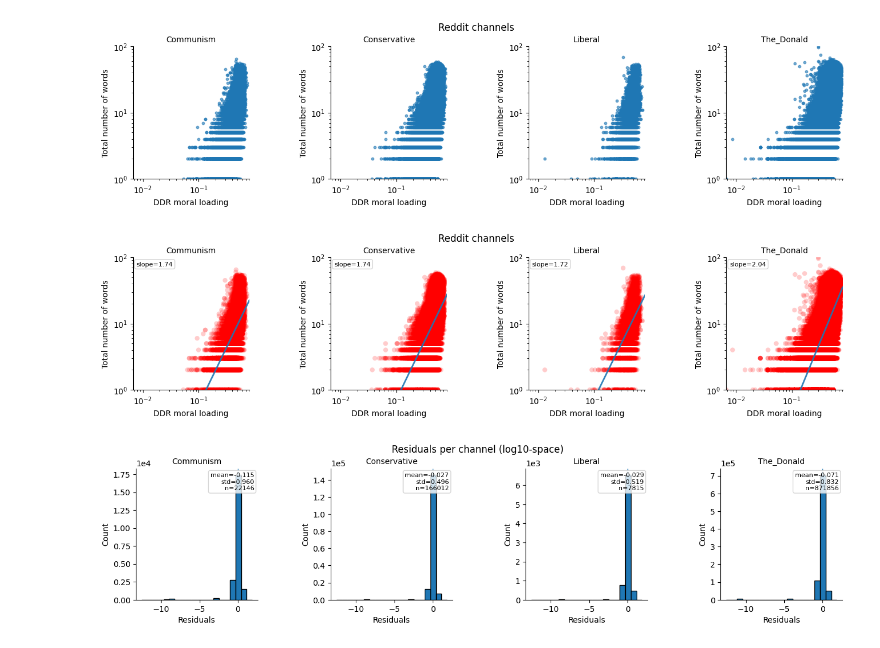
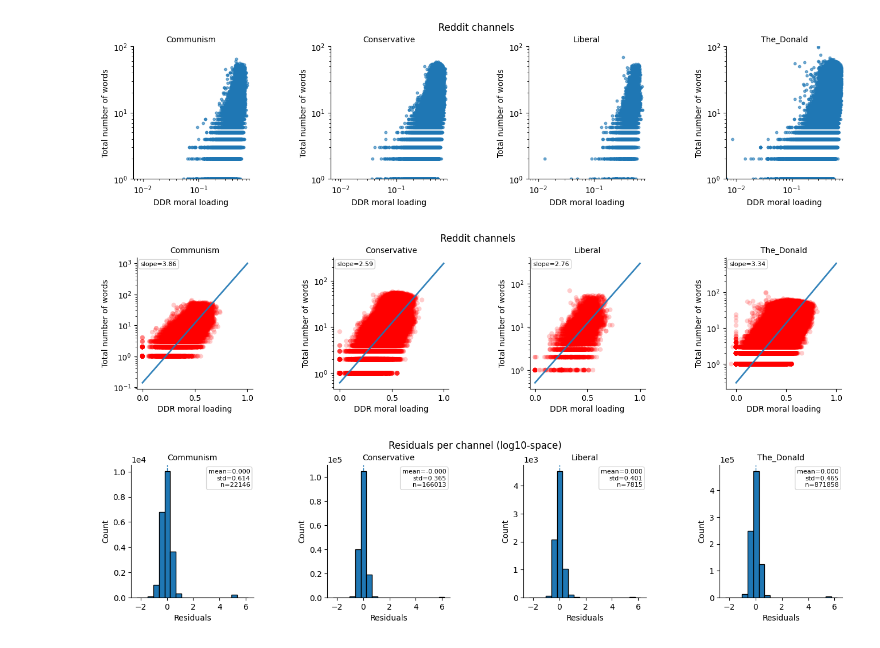
Before and after one commit to DiegoLeonG96/Scaling-laws-in-moral-dynamics-on-social-media, a Jupyter notebook: Exploration.ipynb, the cells around one changed output. Drawn from its saved outputs; the diff is of its cells as text; code cells hidden in the pictures.

```diff
--- a/Exploration.ipynb
+++ b/Exploration.ipynb
@@ -600,7 +610,10 @@ def plot_topics_grid_with_regression(df,
                      cols=3, figsize_per_cell=(4,3), suptitle=None,
                      row_gap=0.8, col_gap=0.3,
                      fit_reg=True,                 # <- NUEVO: dibuja la recta log-log
-                     reg_line_kwargs=None):        # <- NUEVO: estilo de la línea
+                     reg_line_kwargs=None,
+                     eps = 1,
+                     is_ddr = False
+                     ):
     """
     row_gap: separación vertical entre filas (hspace)
     col_gap: separación horizontal entre columnas (wspace)
@@ -609,7 +622,7 @@ def plot_topics_grid_with_regression(df,
     if reg_line_kwargs is None:
         reg_line_kwargs = {'lw': 2, 'alpha': 0.9}
 
-    valid = df[(df[xcol] > 0) & (df[ycol] > 0)].copy()
+    valid = df.copy()
     topics = valid[topic_col].dropna().unique()
     n = len(topics)
     if n == 0:
@@ -636,9 +649,11 @@ def plot_topics_grid_with_regression(df,
         # Scatter
         ax.scatter(sub[xcol], sub[ycol], marker='o', alpha = 0.2,
            linewidths=0, edgecolors='none', color = 'red')
-        ax.set_xscale('log', base=10)
-        ax.set_yscale('log', base=10)
-        ax.set_xlim(xmin, xmax); ax.set_ylim(ymin, ymax)
+
+        ax.set_yscale("log", base=10)
+        if not is_ddr:
+            ax.set_xscale("log", base=10)
+        #ax.set_xlim(xmin, xmax); ax.set_ylim(ymin, ymax)
         ax.set_title(str(topic), fontsize=10, pad=6)
         ax.spines['top'].set_visible(False); ax.spines['right'].set_visible(False)
         ax.set_ylabel(axes_labels[1])
@@ -646,8 +661,12 @@ def plot_topics_grid_with_regression(df,
 
         # Linear regression
         if fit_reg and len(sub) >= 2:
-            X = np.log10(sub[xcol].values).reshape(-1, 1)
-            Y = np.log10(sub[ycol].values)
+            if not is_ddr:
+                X = np.log10(sub[xcol].values + eps).reshape(-1, 1)
+            else:
+                X = sub[xcol].values.reshape(-1, 1)
+
+            Y = np.log10(sub[ycol].values + eps)
 
             # filtrar no finitos por seguridad
             mask = np.isfinite(X).ravel() & np.isfinite(Y)
@@ -662,8 +681,13 @@ def plot_topics_grid_with_regression(df,
                 #r2 = float(model.score(Xf, Yf))
 
                 # Línea en ejes log-log (recta en log10-space)
-                x_grid = np.logspace(np.log10(xmin), np.log10(xmax), 200)
-                y_pred = 10 ** (intercept + slope * np.log10(x_grid))
+                if is_ddr:
+                    x_grid = np.linspace(0, 1, 200)
+                    y_pred = 10 ** (intercept + slope * x_grid)
+                else:
+                    x_grid = np.logspace(np.log10(eps), np.log10(xmax + eps), 200)
+                    y_pred = 10 ** (intercept + slope * np.log10(x_grid)) - eps
+
                 ax.plot(x_grid, y_pred, **reg_line_kwargs)
 
                 ax.text(0.03, 0.97, f"slope={slope:.2f}",
@@ -1120,17 +1214,19 @@ plt.show()
 # %%
 fig, axes, regressors = plot_topics_grid_with_regression(reddit_plots_data,
                             ["DDR moral loading", "Total number of words"],
                             topic_col="channel",
                             xcol="ddr_moral_loading", ycol="message_len",
                             cols=4, figsize_per_cell=(4,3),
                             suptitle="Reddit channels",
                             row_gap = 0.8,
-                            col_gap = 0.7)
+                            col_gap = 0.7,
+                            eps = 1e-6,
+                            is_ddr = True)
 plt.show()
 # %% [output]
-[figure, old version]
+[figure, new version]
 # %%
-fig, axes, residuals_map, stats = plot_residuals_grid(
+fig, axes, residuals_map, sub_data, stats = plot_residuals_grid(
     reddit_plots_data,
     regressors=regressors,
     topic_col="channel",
@@ -1141,8 +1237,9 @@ fig, axes, residuals_map, stats = plot_residuals_grid(
     row_gap=1.0, col_gap=0.6,
     eps=1e-6,
     share_limits=True,
-    annotate_stats=True
+    annotate_stats=True,
+    is_ddr = True
 )
 plt.show()
 # %% [output]
-[figure, old version]
+[figure, new version]
```
Also changed, not shown: parts of 14 cells of this notebook.
